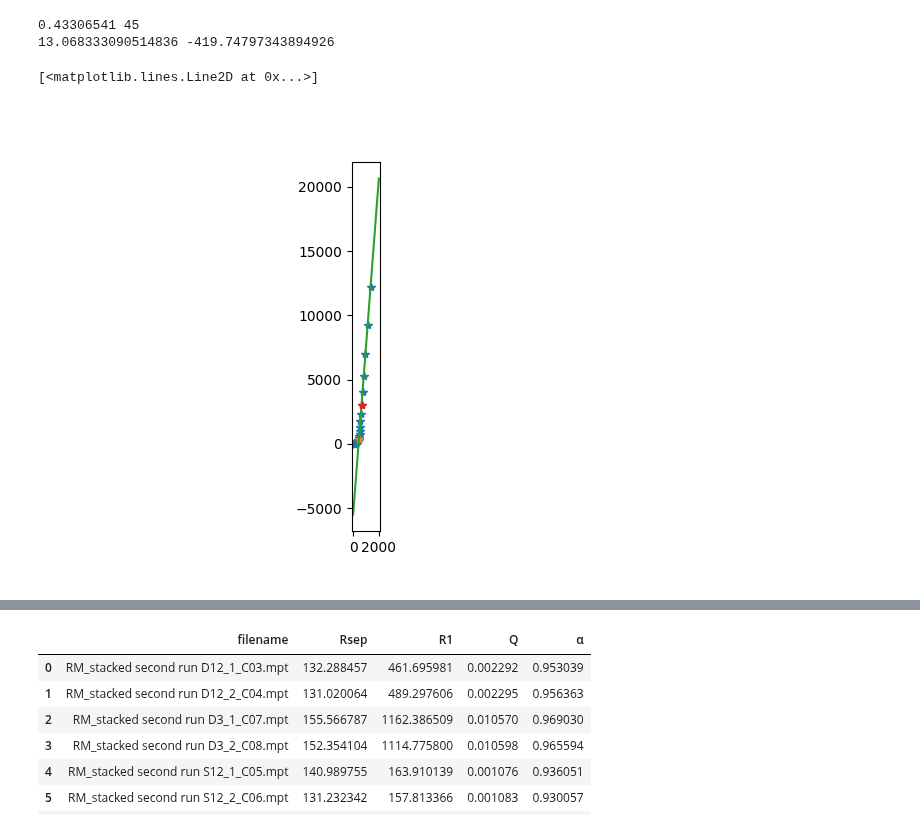
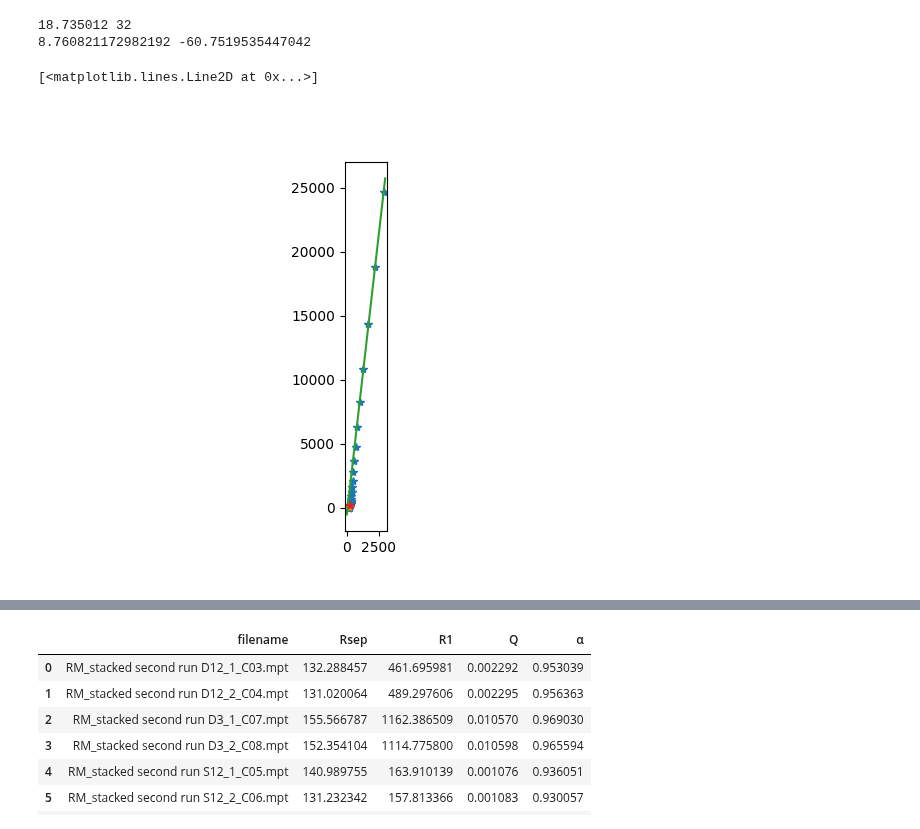
Before and after one commit to Yugal0/fitting-experimental, a Jupyter notebook: code/single type electrode.ipynb, the cells around one changed output, grey strips where cells are left out. Cells and saved outputs as stored; diff of their text form; code cells hidden in the pictures.

```diff
--- a/code/single type electrode.ipynb
+++ b/code/single type electrode.ipynb
@@ -20,8 +20,8 @@ def lin_fun(x,a,b):
     return a*(x+b)
 
 def find_turning_freq(f,z):
-    x=np.real(z)[-4:]
-    y=-np.imag(z)[-4:]
+    x=np.real(z)[-6:]
+    y=-np.imag(z)[-6:]
     popt, _ = scipy.optimize.curve_fit(lin_fun,x,y)
     x_intercept=popt[1]
     idx=find_index_of_nearest(np.imag(z),x_intercept)
@@ -29,25 +29,25 @@ def find_turning_freq(f,z):
     return freq_turn,idx,popt[0],popt[1]
 # %%
 folder_path=os.path.join("..","exp data","EIS mpt files","single type")
-file_path=os.path.join(folder_path,"RM_stacked second run D12_1_C03.mpt")
+file_path=os.path.join(folder_path,"RM_stacked second run S12_1_C05.mpt")
 f,z=readBioLogic(file_path)
 f_turn,idx,a,b=find_turning_freq(f,z)
 print(f_turn,idx)
 fig, ax=plt.subplots()
 ax.plot(np.real(z),-np.imag(z),"*")
 ax.plot(np.real(z[idx]),-np.imag(z[idx]),"*")
-xx=np.linspace(0,2000)
+xx=np.linspace(0,3000)
 yy=lin_fun(xx,a,b)
 ax.plot(xx,yy)
 ax.set_aspect("equal")
 print(a,b)
 idx_l=find_index_of_nearest(f_turn/10,f)
 ax.plot(np.real(z[idx_l]),-np.imag(z[idx_l]),"*")
 # %% [output]
-0.43306541 45
-13.068333090514836 -419.74797343894926
+18.735012 32
+8.760821172982192 -60.7519535447042
 [<matplotlib.lines.Line2D at 0x...>]
-[figure, old version]
+[figure, new version]
 # %%
 folder_path=os.path.join("..","exp data","EIS mpt files","single type")
 first_itr=True
```
Also changed, not shown: parts of 1 cell of this notebook, 9 other files.
